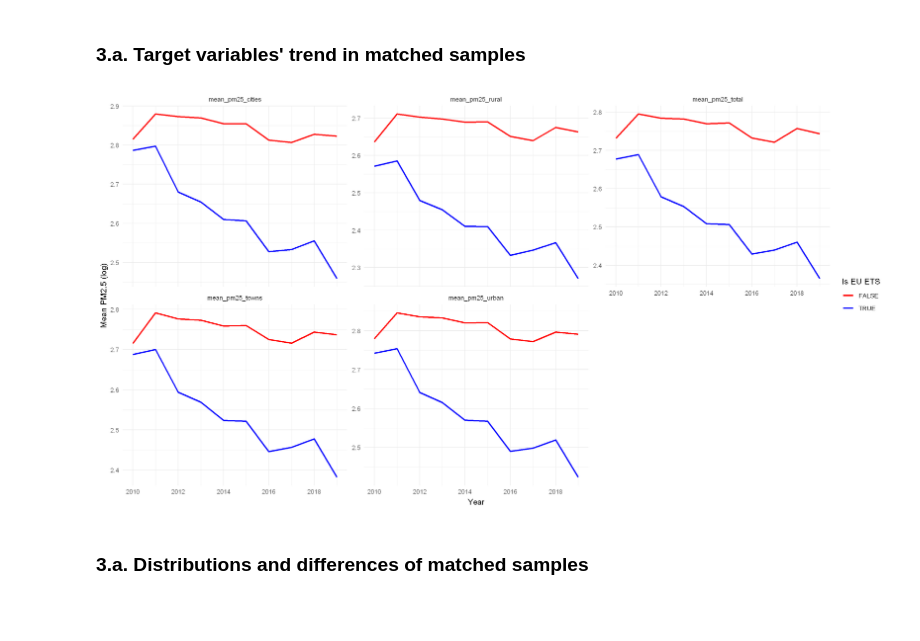
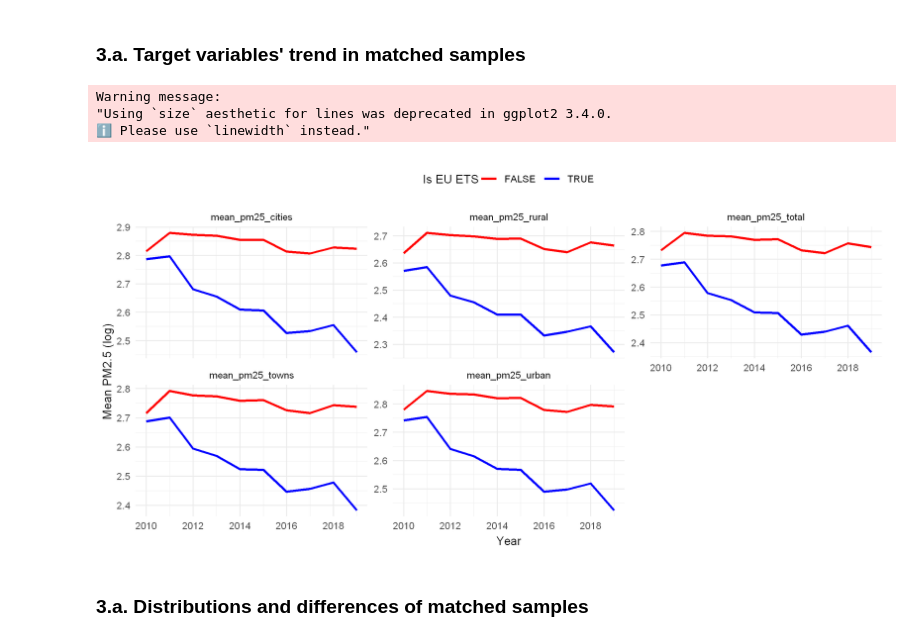
Before and after one commit to huseyinpolat-ds/UW_WNE_DSBA_Master_Thesis_437969, a Jupyter notebook: Thesis_EDA.ipynb, the cells around one changed output. Saved outputs shown, nothing was run; the diff lists cells and outputs as text; code cells hidden in the pictures; blank space fills up the shorter version.

```diff
--- a/Thesis_EDA.ipynb
+++ b/Thesis_EDA.ipynb
@@ -647,27 +682,31 @@ A data.frame: 20 × 28
 # %%
 mean_pm25_of_groups <- matched_subset %>%
   group_by(year, is_eu_ets) %>%
   summarise(mean_pm25_total = mean(PM25_Total_log),
     mean_pm25_cities = mean(PM25_Cities_log),
     mean_pm25_rural = mean(PM25_rural_log),
     mean_pm25_towns = mean(PM25_Towns_log),
     mean_pm25_urban = mean(PM25_Urban_log),
     .groups = "drop") %>%
     pivot_longer(cols = starts_with("mean_pm25_"),
                names_to = "pm25_type",
                values_to = "mean_pm25")
 
 # Plotting with customized aesthetics
 ggplot(mean_pm25_of_groups, aes(x = year, y = mean_pm25, color = as.factor(is_eu_ets))) +
   geom_line(size = 1) +  # Increase line thickness
   scale_color_manual(values = c("FALSE" = "red", "TRUE" = "blue")) +  # Assign colors
   facet_wrap(~pm25_type, scales = "free_y") +
   labs(x = "Year", y = "Mean PM2.5 (log)", color = "Is EU ETS") +
   theme_minimal() +
   guides(color = guide_legend(title = "Is EU ETS")) +
-  scale_x_continuous(breaks = scales::pretty_breaks(n = 5))  # Adjust X axis labels
+  scale_x_continuous(breaks = scales::pretty_breaks(n = 5)) +  # Adjust X axis labels
+  theme(legend.position = "top")
 # %% [output]
+Warning message:
+"Using `size` aesthetic for lines was deprecated in ggplot2 3.4.0.
+ℹ Please use `linewidth` instead."
-[figure, old version]
+[figure, new version]
 # %% [markdown]
 ### 3.a. Distributions and differences of matched samples
 # %%
```
Also changed, not shown: parts of 10 cells of this notebook.
